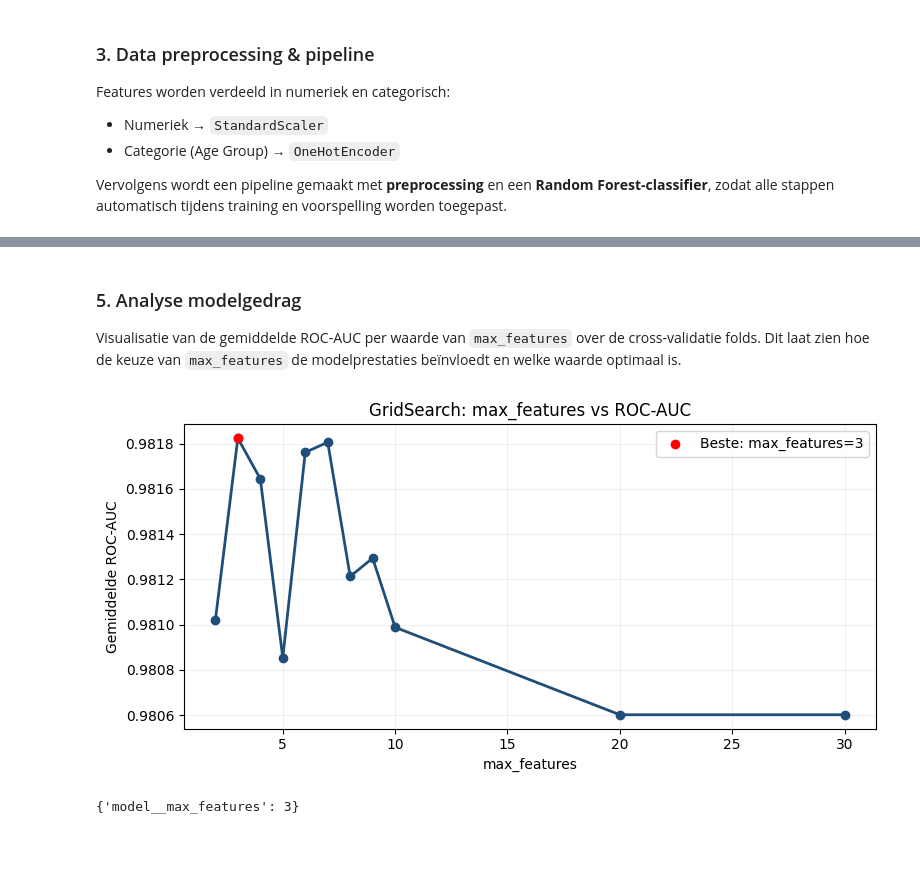
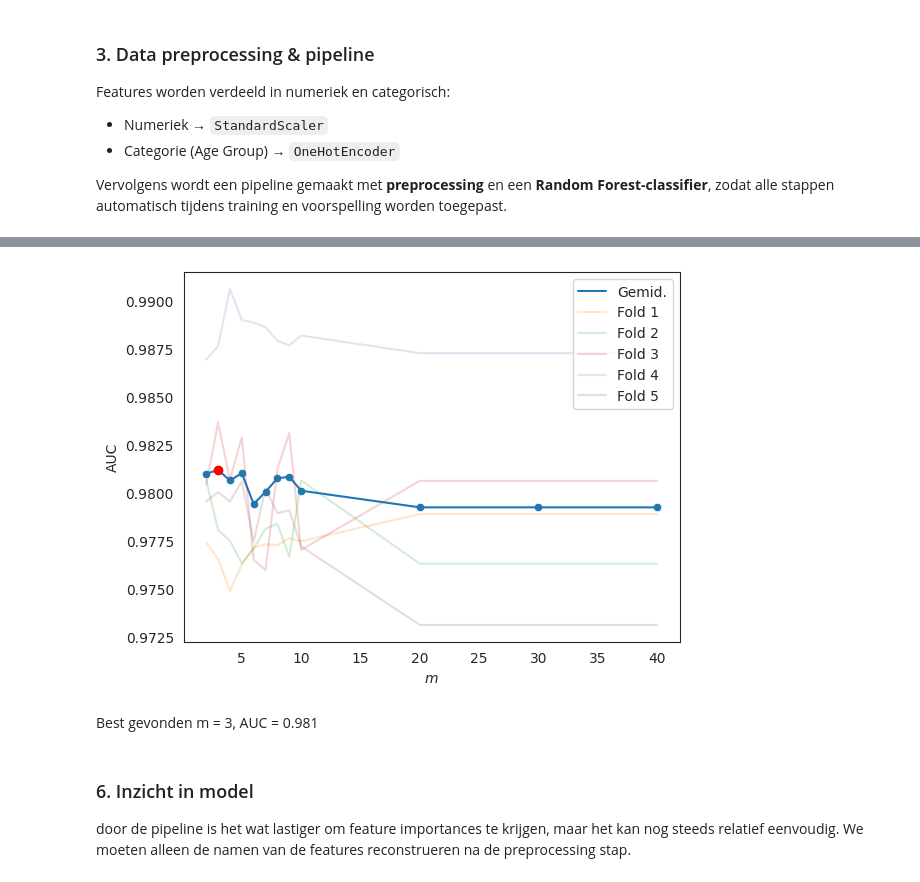
Before and after one commit to Murielle01/BP-3.4, a Jupyter notebook: scripts/opdracht 2/randomforest.ipynb, the cells around one changed output, grey strips where cells are left out. Drawn from its saved outputs; the diff is of its cells as text; code cells hidden in the pictures; blank space fills up the shorter version.

```diff
--- a/scripts/opdracht 2/randomforest.ipynb
+++ b/scripts/opdracht 2/randomforest.ipynb
@@ -478,32 +509,23 @@ GridSearchCV(cv=5,
+# %%
+best_m = gridsearch_rf.best_params_['model__max_features']
+best_score = gridsearch_rf.best_score_
+
+sns.lineplot(gridsearch_rf.cv_results_, x = 'param_model__max_features', y = 'mean_test_score', label = 'Gemid.')
+sns.scatterplot(gridsearch_rf.cv_results_, x = 'param_model__max_features', y = 'mean_test_score')
+for i in range(5):
+    sns.lineplot(gridsearch_rf.cv_results_, x = 'param_model__max_features', y = f'split{i}_test_score', alpha = 0.2, label = f'Fold {i+1}')
+plt.plot(best_m, best_score, 'ro')
+plt.xlabel('$m$')
+plt.ylabel('AUC')
+plt.legend(loc = 'upper right')
+plt.show()
+
+Markdown(f'Best gevonden m = {best_m}, AUC = {best_score:.3f}')
+# %% [output]
+[figure, added]
+Best gevonden m = 3, AUC = 0.981
 # %% [markdown]
-### 5. Analyse modelgedrag
+### 6. Inzicht in model
 
-Visualisatie van de gemiddelde ROC-AUC per waarde van `max_features` over de cross-validatie folds.
-Dit laat zien hoe de keuze van `max_features` de modelprestaties beïnvloedt en welke waarde optimaal is.
+door de pipeline is het wat lastiger om feature importances te krijgen, maar het kan nog steeds relatief eenvoudig.
+We moeten alleen de namen van de features reconstrueren na de preprocessing stap.
-# %%
-cv_results = pd.DataFrame(gridsearch_rf.cv_results_)
-
-plt.figure(figsize=(8, 4))
-plt.plot(
-    cv_results["param_model__max_features"],
-    cv_results["mean_test_score"],
-    marker="o", linewidth=2, color="#1f4e79"
-)
-best_idx = cv_results["mean_test_score"].idxmax()
-plt.scatter(
-    cv_results.loc[best_idx, "param_model__max_features"],
-    cv_results.loc[best_idx, "mean_test_score"],
-    color="red", zorder=5, label=f"Beste: max_features={gridsearch_rf.best_params_['model__max_features']}"
-)
-plt.xlabel("max_features")
-plt.ylabel("Gemiddelde ROC-AUC")
-plt.title("GridSearch: max_features vs ROC-AUC")
-plt.legend()
-plt.grid(alpha=0.2)
-plt.tight_layout()
-plt.show()
-
-print(gridsearch_rf.best_params_)
-# %% [output]
-[figure, removed]
-{'model__max_features': 3}
```
Also changed, not shown: parts of 18 cells of this notebook.
